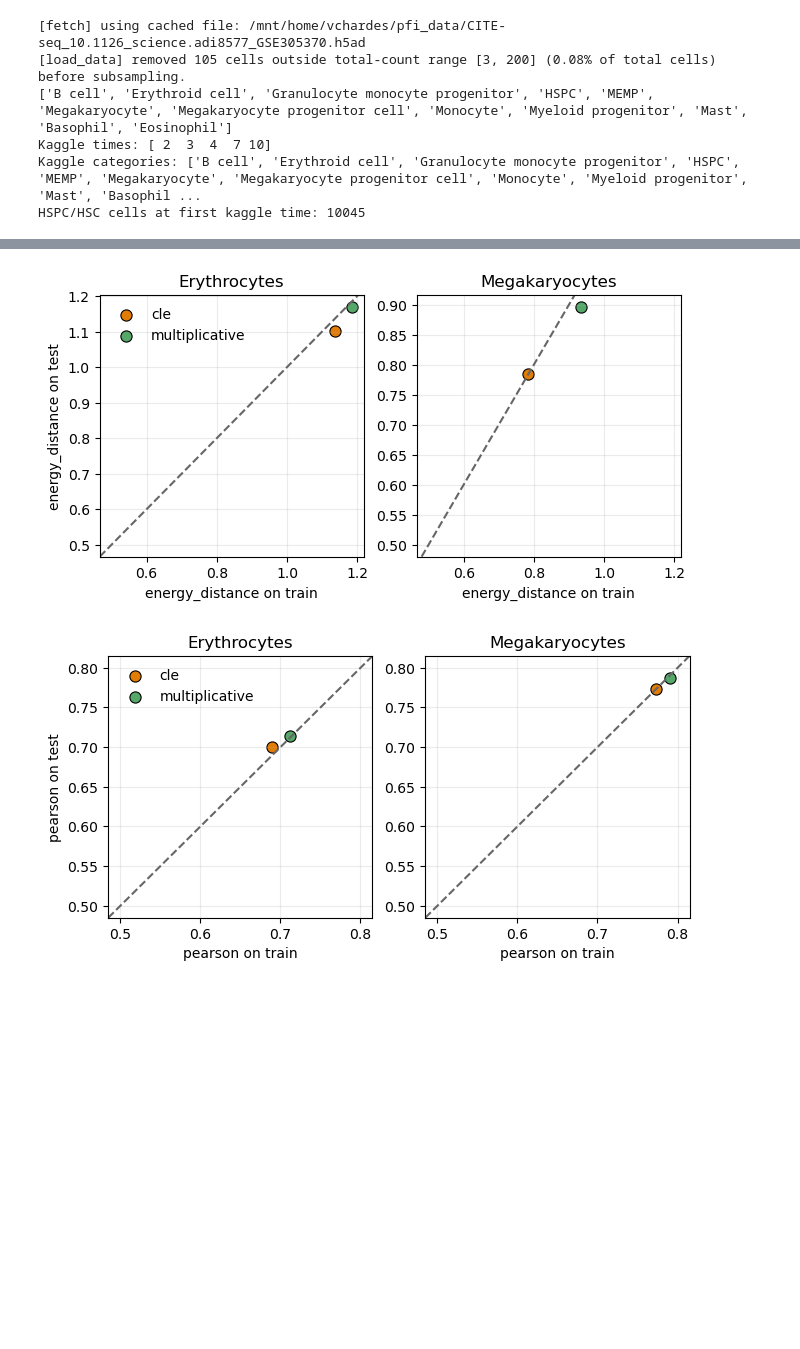
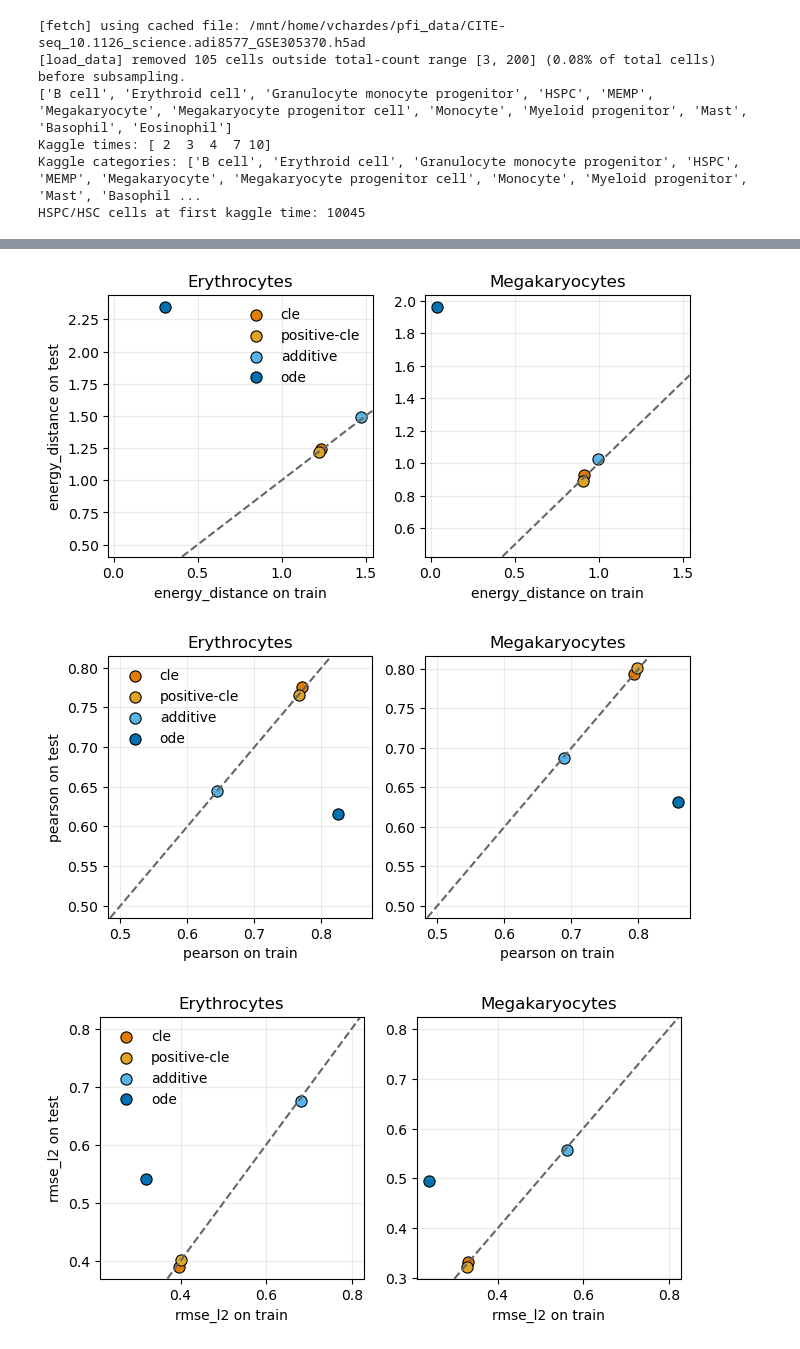
Before and after one commit to vchz/pfi, a Jupyter notebook: examples/hsc_generalization_sample.ipynb, the cells around one changed output, grey strips where cells are left out. Saved outputs shown, nothing was run; the diff lists cells and outputs as text; code cells hidden in the pictures; blank space fills up the shorter version.

```diff
--- a/examples/hsc_generalization_sample.ipynb
+++ b/examples/hsc_generalization_sample.ipynb
@@ -16,7 +18,7 @@ seed = 0
 np.random.seed(seed)
 torch.manual_seed(seed)
 
-nsamples = 5000
+nsamples = 5500
 
 genes = ['gata1','fli1','klf1','gata2','gfi1','gfi1b','runx1','tal1','jun','spi1','zfpm1','lmo2','etv6','erg','cebpa',\
          'meis1','sall4','myc','foxo3','zbtb7a', 'nfe2','stat3','mef2c'] #'nanog',
@@ -46,5 +48,15 @@ X shape: (30000, 24) ndim: 23 times: [ 0  2  4  6  8 11]
 # %%
+from pfi.score.models import DSMScore
 score_reg = make_score_estimator(
+    score_model=DSMScore(
+            sizes=[128, 128, 128, 128],
+            net_cls=SpectralNormDNN,
+            seed=seed,
+            activation=nn.ELU(),
+            noise_lvl=0.01,
+            feature_norm=None,
+            batch_norm="zscore",
+        ),
     device=device,
     seed=seed,
 )
@@ -117,14 +129,16 @@ plt.show()
 # %%
 from pfi.flow.couplings import pairwise_OT
 from pfi.utils.data import snapshots_from_X
+from pfi.flow.interpolants import LinearInterpolant
 lx = 1.0
 base_f_kwargs = {
     'lx': lx,
-    "feature_norm": True,
-    "batch_norm": True,
+    "feature_norm": None,#"zscore-nocenter",#'zscore-nocenter',
+    "batch_norm": 'zscore',
+    "full": True,
 }
 model_classes = {
-    'na-additive-gradient': NonAutonomousAdditiveGradientFlow,
+    #'na-additive-gradient': NonAutonomousAdditiveGradientFlow,
     'cle': CLEFlow,
     'positive-cle': PositiveCLEFlow,
     'additive': AdditiveFlow,
@@ -132,30 +146,36 @@ model_classes = {
     'autonomous-ode': AutonomousODEFlow,
     'additive-gradient': AdditiveGradientFlow,
     'ode': ODEFlow,
-    'OU': OUFlow,
+    #'OU': OUFlow,
 }
 
 model_names = list(model_classes.keys())
-model_names = ['cle', 'multiplicative']
+model_names = ['cle', 'positive-cle', 'additive', 'ode']#, 'multiplicative']
 score = score_reg.model_
-
+seed = 0
 dist_fit, _ = snapshots_from_X(X)
 dist_fit = [d.to(device=device, dtype=torch.float32) for d in dist_fit]
-precomputed_traj, _ = pairwise_OT(dist_fit, nb=1, method='exact')
+#precomputed_traj, _ = pairwise_OT(dist_fit, nb=1, method='exact')
 
 flow_regs = {}
 for model_name in model_names:
     f_model = model_classes[model_name]
+    kwargs = dict(base_f_kwargs)
+    if model_name in ['ode', 'autonomous-ode']:
+        kwargs['full'] = False
+
     flow_model = f_model(
         score=score,
-        **dict(base_f_kwargs),
+        **kwargs,
     )
     flow_reg = make_flow_estimator(
         flow_model=flow_model,
-        solver_kwargs={'precomputed_traj': precomputed_traj},
+        solver_kwargs={'interp': LinearInterpolant(),#'precomputed_traj': precomputed_traj,
+                       },
         device=device,
-        seed=seed,
+        seed=seed
     )
+
     flow_reg.fit(X)
     flow_regs[model_name] = flow_reg
 # %% [output]
@@ -245,7 +256,7 @@ plt.show()
 # %%
 # NatComm overlay histograms of predicted vs true gata1 at all times (one subplot per time)
 import matplotlib.pyplot as plt
-show = ['cle', 'positive-cle', 'multiplicative', 'additive']
+show = ['cle', 'positive-cle', 'multiplicative', 'ode']
 
 
 gata1_idx = genes.index('gata1')
@@ -621,36 +639,37 @@ for model_name in flow_regs.keys():
 # %%
-metrics = ['energy_distance', 'pearson']
+metrics = ['energy_distance', 'pearson', 'rmse_l2']
 for metric in metrics:
     group_specs = [
         ('erythrocytes', 'Erythrocytes'),
         ('megakaryocytes', 'Megakaryocytes'),
     ]
 
     fig, axes = plt.subplots(1, 2, figsize=(7.5, 3.4), sharex=True)
 
     for ax, (group_name, title) in zip(axes, group_specs):
         for model_name, scores in comparison.items():
             cfg = base_colors.get(model_name)
             ax.scatter(
                 scores[group_name]['train'][metric],
                 scores[group_name]['test'][metric],
                 c=cfg,
                 marker='o',
                 edgecolor='k',
                 s=65,
                 linewidth=0.8,
                 label=model_name,
             )
 
         ax.axline((0.5, 0.5), (0.8, 0.8), linestyle='--', color='0.4')
 
         ax.set_title(title)
         ax.set_xlabel(metric + ' on train')
         ax.grid(alpha=0.25)
 
     axes[0].legend(frameon=False)
     axes[0].set_ylabel(metric + ' on test')
     plt.show()
 # %% [output]
-[figure, old version]
+[figure, new version]
-[figure, old version]
+[figure, new version]
+[figure, added]
```
Also changed, not shown: parts of 9 cells of this notebook, 10 other files.
